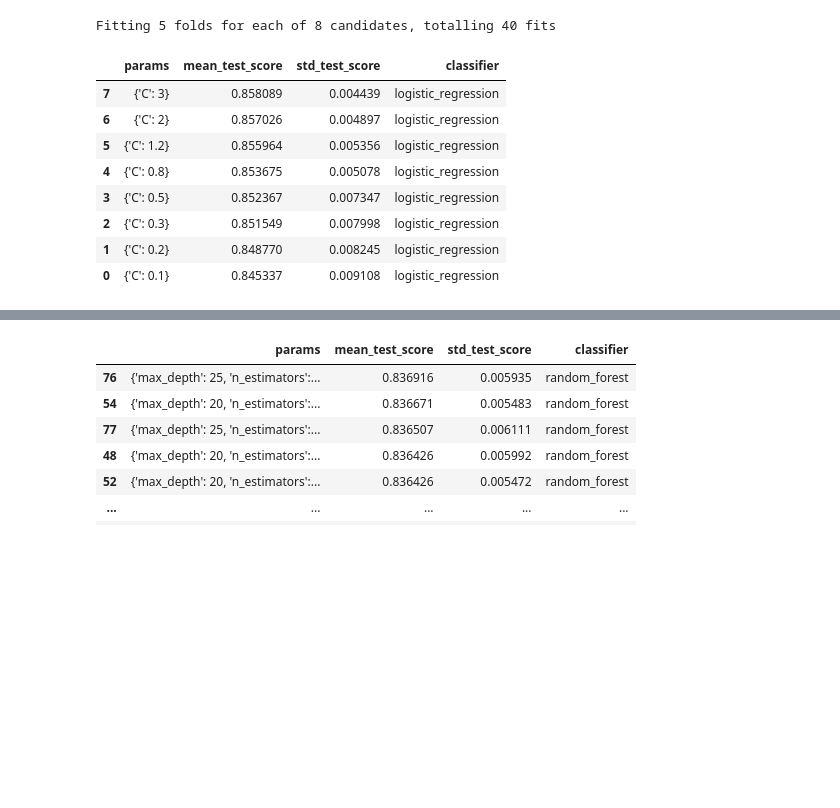
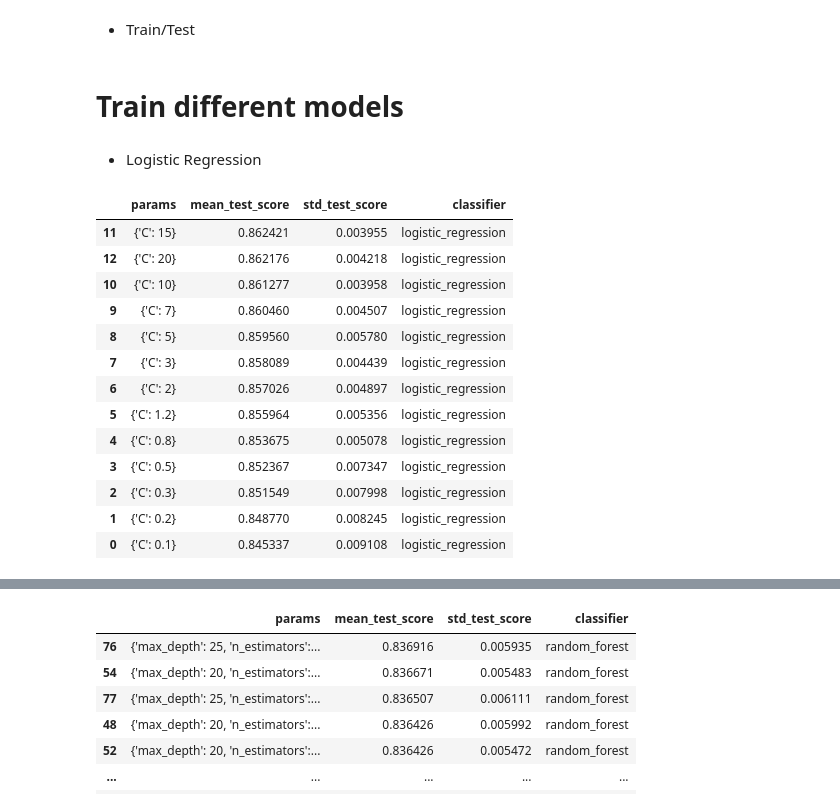
Before and after one commit to alejomaar/google-arts-and-culture, a Jupyter notebook: notebooks/04-models.ipynb, the cells around one changed output, grey strips where cells are left out. Drawn from its saved outputs; the diff is of its cells as text; code cells hidden in the pictures; blank space fills up the shorter version.

```diff
--- a/notebooks/04-models.ipynb
+++ b/notebooks/04-models.ipynb
@@ -35,23 +81,34 @@ X = scaler.fit_transform(X)
+# %% [markdown]
+* Train/Test
 # %%
 x_train, x_test, y_train, y_test = train_test_split(X, y, test_size=0.25, random_state=0,stratify=y)
+# %% [markdown]
+# Train different models
 # %%
 def generic_train(model,tunning,name) -> pd.DataFrame:
+    """
+    Train a model using a grid search
+    """
     classifier = GridSearchCV(model,tunning,cv=5,return_train_score=False,n_jobs=-1,verbose=0)
     classifier.fit(x_train,y_train)
     df_score_lr = pd.DataFrame(classifier.cv_results_)[['params','mean_test_score','std_test_score']]
     df_score_lr['classifier'] = name
     return df_score_lr.sort_values(by='mean_test_score',ascending=False)
+# %% [markdown]
+* Logistic Regression
 # %%
-from sklearn.linear_model import LogisticRegression
-
-model = LogisticRegression(n_jobs=-1,max_iter=1000,random_state=42)
-tunning = {'C':[0.1,0.2,0.3,0.5,0.8,1.2,2,3]}
+model = LogisticRegression(n_jobs=-1,max_iter=1500,random_state=42)
+tunning = {'C':[0.1,0.2,0.3,0.5,0.8,1.2,2,3,5,7,10,15,20]}
 report_logistic = generic_train(model,tunning,'logistic_regression')
 
 report_logistic
 # %% [output]
-Fitting 5 folds for each of 8 candidates, totalling 40 fits
 |  | params | mean_test_score | std_test_score | classifier |
+| 11 | {'C': 15} | 0.862421 | 0.003955 | logistic_regression |
+| 12 | {'C': 20} | 0.862176 | 0.004218 | logistic_regression |
+| 10 | {'C': 10} | 0.861277 | 0.003958 | logistic_regression |
+| 9 | {'C': 7} | 0.860460 | 0.004507 | logistic_regression |
+| 8 | {'C': 5} | 0.859560 | 0.005780 | logistic_regression |
 | 7 | {'C': 3} | 0.858089 | 0.004439 | logistic_regression |
 | 6 | {'C': 2} | 0.857026 | 0.004897 | logistic_regression |
 | 5 | {'C': 1.2} | 0.855964 | 0.005356 | logistic_regression |
```
Also changed, not shown: parts of 46 cells of this notebook, 14 other files.
